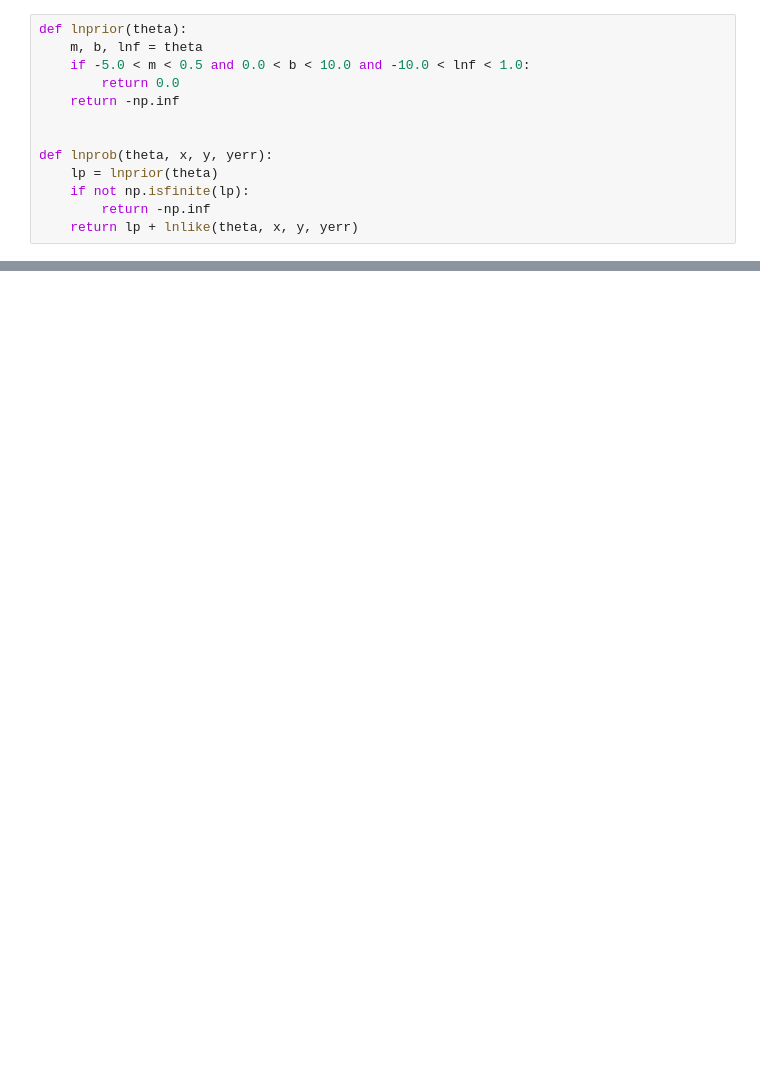
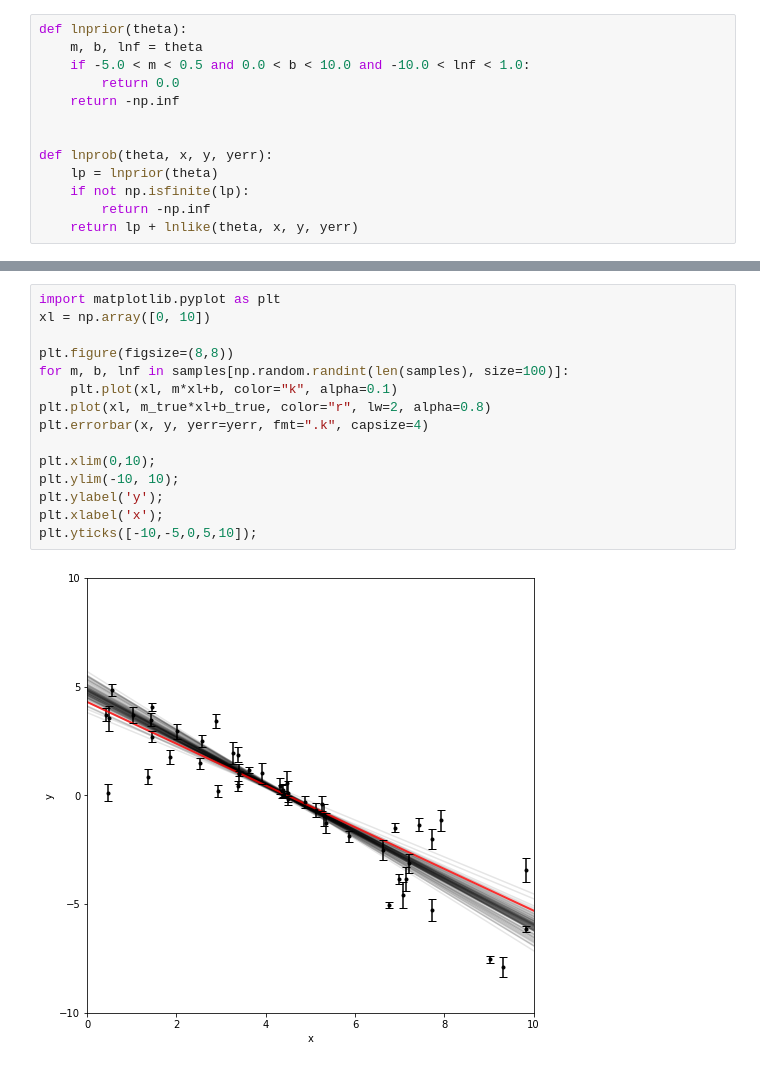
Before and after one commit to Caradryan/Example-Fitting-a-Model-to-Data, a Jupyter notebook: Example_fitting.ipynb, the cells around one changed output, grey strips where cells are left out. Drawn from its saved outputs; the diff is of its cells as text; blank space fills up the shorter version.

```diff
--- a/Example_fitting.ipynb
+++ b/Example_fitting.ipynb
@@ -154,0 +179,17 @@ KeyboardInterrupt:
+# %%
+import matplotlib.pyplot as plt
+xl = np.array([0, 10])
+
+plt.figure(figsize=(8,8))
+for m, b, lnf in samples[np.random.randint(len(samples), size=100)]:
+    plt.plot(xl, m*xl+b, color="k", alpha=0.1)
+plt.plot(xl, m_true*xl+b_true, color="r", lw=2, alpha=0.8)
+plt.errorbar(x, y, yerr=yerr, fmt=".k", capsize=4)
+
+plt.xlim(0,10);
+plt.ylim(-10, 10);
+plt.ylabel('y');
+plt.xlabel('x');
+plt.yticks([-10,-5,0,5,10]);
+# %% [output]
+[figure, added]
```
Also changed, not shown: parts of 11 cells of this notebook.
